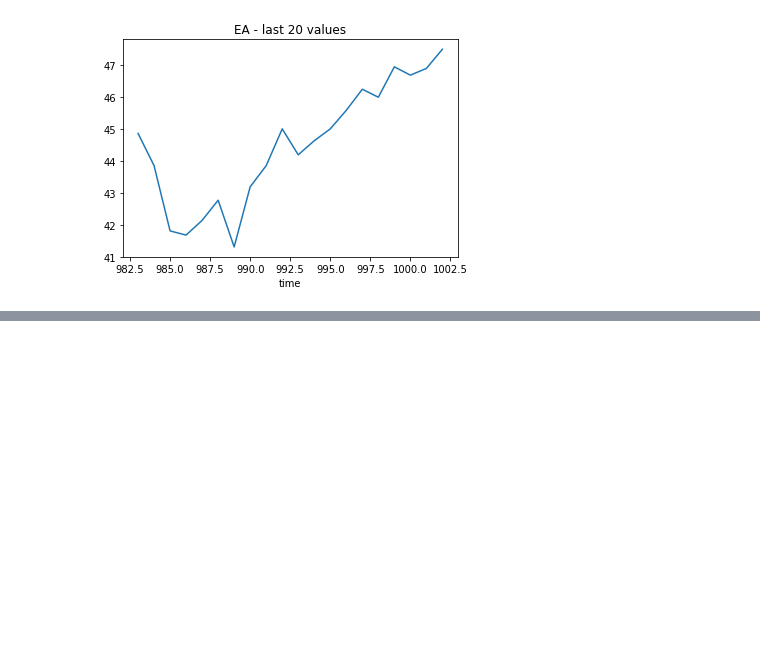
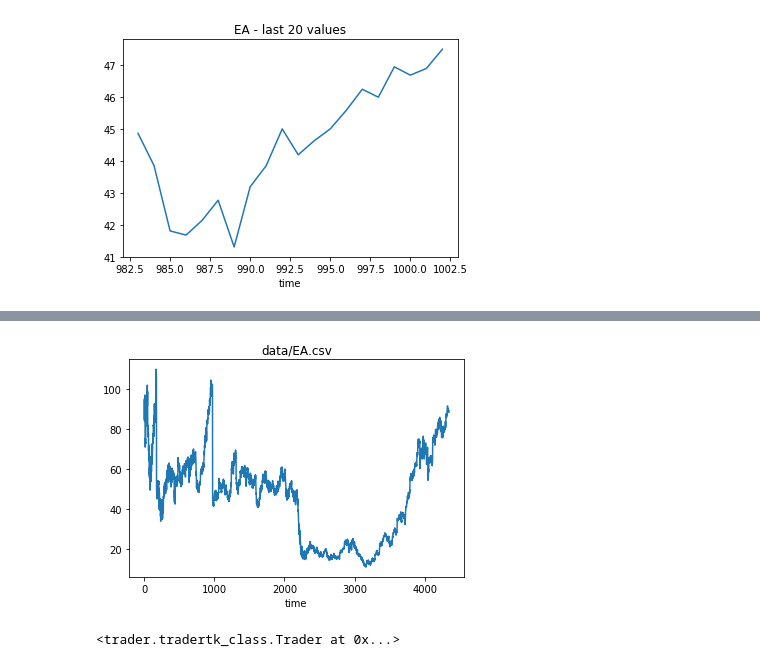
Before and after one commit to FRTP/Algorithms, a Jupyter notebook: src/main.ipynb, the cells around one changed output, grey strips where cells are left out. Saved outputs shown, nothing was run; the diff lists cells and outputs as text; code cells hidden in the pictures; blank space fills up the shorter version.

Commit message:
Started with trader_class.py

```diff
--- a/src/main.ipynb
+++ b/src/main.ipynb
@@ -53,9 +109,9 @@ def agent_run(just_data, returns, M, window_size, n_steps, start_position, name=
     start_position : int
         Start-postion time step.
     name : str
-        The name of Stocks (the default in '_').
+        The name of Stocks (the default is '_').
     miu : float, optinonal
-        Maximum possible number of shares per transaction (the default is 1).
+        Maximum possible number of shares per trasaction (the default is 1).
     delta : float, optinonal
         (the default is 0.0006, which is used at stocks in Moscow).
     num_iter_learn : int, optinonal
@@ -67,7 +123,7 @@ def agent_run(just_data, returns, M, window_size, n_steps, start_position, name=
 
     Returns
     -------
-    Nothing. It just trades and plots :).
+    Nothing. It just trades.
 
     """
     w = np.random.uniform(-0.1, 0.1, M + 3)  # Weights initialization.
@@ -83,8 +139,6 @@ def agent_run(just_data, returns, M, window_size, n_steps, start_position, name=
     # Iterate over time from start_position to start_position + n_steps.
     # Make prediction from
     for t1 in tqdm.tqdm(range(start_position, start_position+n_steps)):
-#         print('T1: {}'.format(t1))
-#         print('####     ####    3#####')
 
         t_pred = t1 + window_size
 
@@ -106,16 +160,9 @@ def agent_run(just_data, returns, M, window_size, n_steps, start_position, name=
 
             # Calculate gradient dF/dW.
             numeric_dFdW, dFdW = get_grad_F_w(X, w, dFdW_last_values)
-#             print('dFdW:')
-#             print(numeric_dFdW[2])
-#             print(dFdW[2])
 
             # Calculate gradient dS/dW.
             numeric_grad, grad = get_grad_S_w(t1, Rewards, returns, F, miu, delta, dFdW, w, F_first_value)
-
-#             print('Grad:')
-#             print(numeric_grad)
-#             print(grad)
 
             # Update weights.
             w += learning_rate * grad
@@ -196,3 +243,25 @@ agent_run(data, returns, name='EA', M=2, window_size=3, n_steps=1000, start_posi
 [figure]
 [figure]
 [figure]
+# %%
+def get_data(file_name):
+    stock_data = pd.read_csv(file_name)
+
+    # Sort data by date.
+    stock_data['Date'] = pd.to_datetime(stock_data['Date'])
+    stock_data = stock_data.sort_values(by='Date')
+    stock_data.reset_index(drop=True, inplace=True)
+
+    sliced_data = stock_data['Open']
+
+    # Just getting returns.
+    returns = [0]
+    for i in range(1, len(sliced_data)):
+        returns.append(sliced_data[i] - sliced_data[i-1])
+
+    plt.plot(sliced_data)
+    plt.title(file_name)
+    plt.xlabel('time')
+    plt.show()
+
+    return sliced_data, returns
@@ -198,0 +282,9 @@ agent_run(data, returns, name='EA', M=2, window_size=3, n_steps=1000, start_posi
+# %%
+data, returns = get_data('data/EA.csv')
+# %% [output]
+[figure, added]
+# %%
+# agent_run(returns, name='EA', M=2, window_size=3, n_steps=1000, start_position=0, num_iter_learn=10)
+Trader(returns, M=2, window_size=3, n_steps=1000, start_position=0, num_iter_learn=10, name='EA')
+# %% [output]
+<trader.tradertk_class.Trader at 0x...>
```
Also changed, not shown: parts of 3 cells of this notebook, 2 other files.
